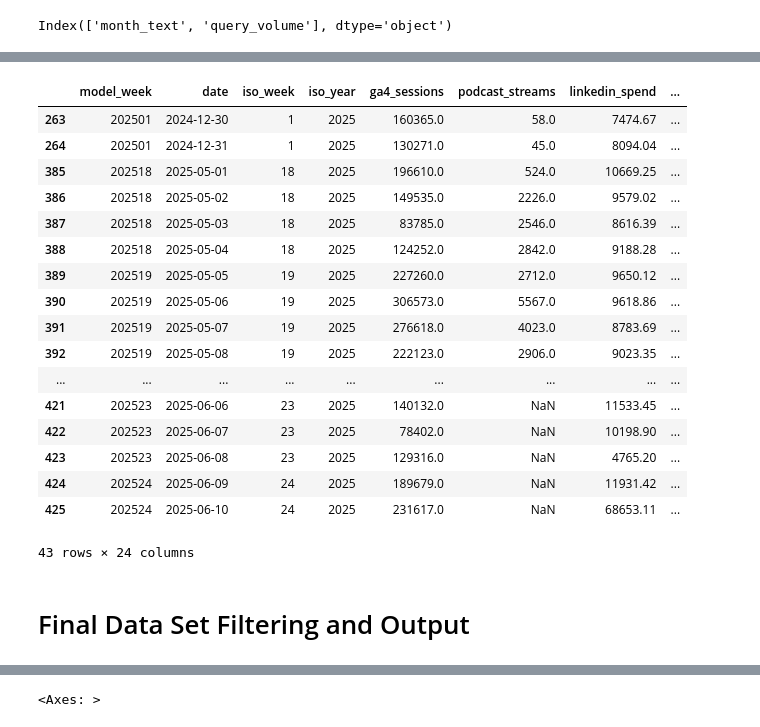
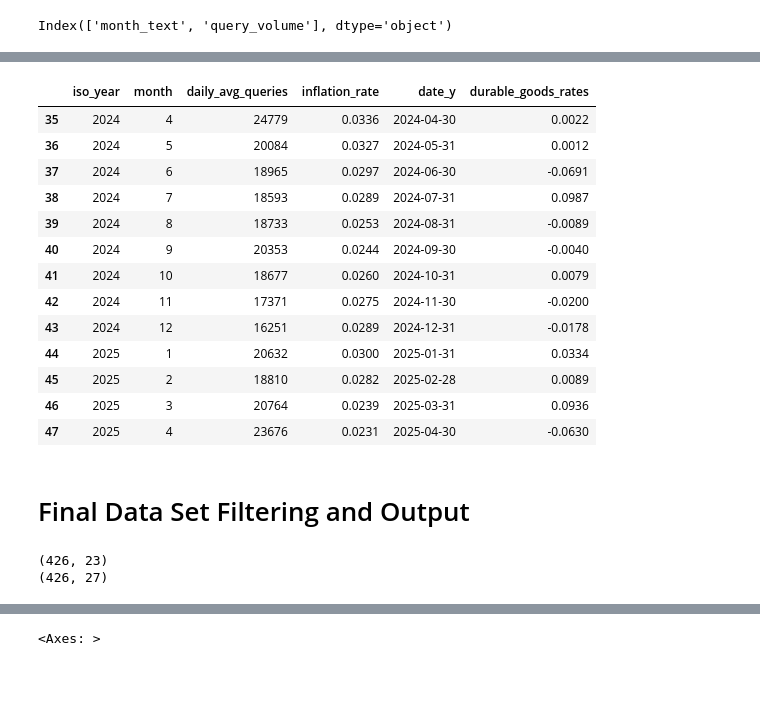
Before and after one commit to claire-danaher-dept/impact-mmm, a Jupyter notebook: dataReview.ipynb, the cells around one changed output, grey strips where cells are left out. Cells and saved outputs as stored; diff of their text form; code cells hidden in the pictures; blank space fills up the shorter version.

```diff
--- a/dataReview.ipynb
+++ b/dataReview.ipynb
@@ -904,5 +836,5 @@ queries
 # %%
-queryMonthlyDF = queries[['Searches: May 2021', 'Searches: Jun 2021', 'Searches: Jul 2021',
+queryMonthlyDF = queries_raw[['Searches: May 2021', 'Searches: Jun 2021', 'Searches: Jul 2021',
        'Searches: Aug 2021', 'Searches: Sep 2021', 'Searches: Oct 2021',
        'Searches: Nov 2021', 'Searches: Dec 2021', 'Searches: Jan 2022',
        'Searches: Feb 2022', 'Searches: Mar 2022', 'Searches: Apr 2022',
@@ -979,26 +892,36 @@ combined = pd.merge(combined, queryMonthlyDF, on=['month', 'iso_year'], how='lef
-# %%
-combined[combined['daily_avg_queries'].isnull()==True]
-# %% [output]
-|  | model_week | date | iso_week | iso_year | ga4_sessions | podcast_streams | linkedin_spend | ... |
-| 263 | 202501 | 2024-12-30 | 1 | 2025 | 160365.0 | 58.0 | 7474.67 | ... |
-| 264 | 202501 | 2024-12-31 | 1 | 2025 | 130271.0 | 45.0 | 8094.04 | ... |
-| 385 | 202518 | 2025-05-01 | 18 | 2025 | 196610.0 | 524.0 | 10669.25 | ... |
-| 386 | 202518 | 2025-05-02 | 18 | 2025 | 149535.0 | 2226.0 | 9579.02 | ... |
-| 387 | 202518 | 2025-05-03 | 18 | 2025 | 83785.0 | 2546.0 | 8616.39 | ... |
-| 388 | 202518 | 2025-05-04 | 18 | 2025 | 124252.0 | 2842.0 | 9188.28 | ... |
-| 389 | 202519 | 2025-05-05 | 19 | 2025 | 227260.0 | 2712.0 | 9650.12 | ... |
-| 390 | 202519 | 2025-05-06 | 19 | 2025 | 306573.0 | 5567.0 | 9618.86 | ... |
-| 391 | 202519 | 2025-05-07 | 19 | 2025 | 276618.0 | 4023.0 | 8783.69 | ... |
-| 392 | 202519 | 2025-05-08 | 19 | 2025 | 222123.0 | 2906.0 | 9023.35 | ... |
-| ... | ... | ... | ... | ... | ... | ... | ... | ... |
-| 421 | 202523 | 2025-06-06 | 23 | 2025 | 140132.0 | NaN | 11533.45 | ... |
-| 422 | 202523 | 2025-06-07 | 23 | 2025 | 78402.0 | NaN | 10198.90 | ... |
-| 423 | 202523 | 2025-06-08 | 23 | 2025 | 129316.0 | NaN | 4765.20 | ... |
-| 424 | 202524 | 2025-06-09 | 24 | 2025 | 189679.0 | NaN | 11931.42 | ... |
-| 425 | 202524 | 2025-06-10 | 24 | 2025 | 231617.0 | NaN | 68653.11 | ... |
-43 rows × 24 columns
+# %%
+monthly_data = pd.merge(queryMonthlyDF, inflation, on=['iso_year', 'month'], how='left')
+# %%
+monthly_data = pd.merge(monthly_data, durable_goods, on=['iso_year', 'month'], how='left')
+# %%
+monthly_data = monthly_data[monthly_data['date_x']>pd.Timestamp('2024-03-31').date()]
+monthly_data = monthly_data.drop(columns=['date_x'])
+# %%
+monthly_data
+# %% [output]
+|  | iso_year | month | daily_avg_queries | inflation_rate | date_y | durable_goods_rates |
+| 35 | 2024 | 4 | 24779 | 0.0336 | 2024-04-30 | 0.0022 |
+| 36 | 2024 | 5 | 20084 | 0.0327 | 2024-05-31 | 0.0012 |
+| 37 | 2024 | 6 | 18965 | 0.0297 | 2024-06-30 | -0.0691 |
+| 38 | 2024 | 7 | 18593 | 0.0289 | 2024-07-31 | 0.0987 |
+| 39 | 2024 | 8 | 18733 | 0.0253 | 2024-08-31 | -0.0089 |
+| 40 | 2024 | 9 | 20353 | 0.0244 | 2024-09-30 | -0.0040 |
+| 41 | 2024 | 10 | 18677 | 0.0260 | 2024-10-31 | 0.0079 |
+| 42 | 2024 | 11 | 17371 | 0.0275 | 2024-11-30 | -0.0200 |
+| 43 | 2024 | 12 | 16251 | 0.0289 | 2024-12-31 | -0.0178 |
+| 44 | 2025 | 1 | 20632 | 0.0300 | 2025-01-31 | 0.0334 |
+| 45 | 2025 | 2 | 18810 | 0.0282 | 2025-02-28 | 0.0089 |
+| 46 | 2025 | 3 | 20764 | 0.0239 | 2025-03-31 | 0.0936 |
+| 47 | 2025 | 4 | 23676 | 0.0231 | 2025-04-30 | -0.0630 |
 # %% [markdown]
 # Final Data Set Filtering and Output
+# %%
+print(combined.shape)
+combined = pd.merge(combined, monthly_data, on=['month', 'iso_year'], how='left')
+print(combined.shape)
+# %% [output]
+(426, 23)
+(426, 27)
 # %%
 combined[combined['date']==pd.Timestamp('2024-10-15').date()]
 # %% [output]
```
Also changed, not shown: parts of 35 cells of this notebook, 19 other files.
